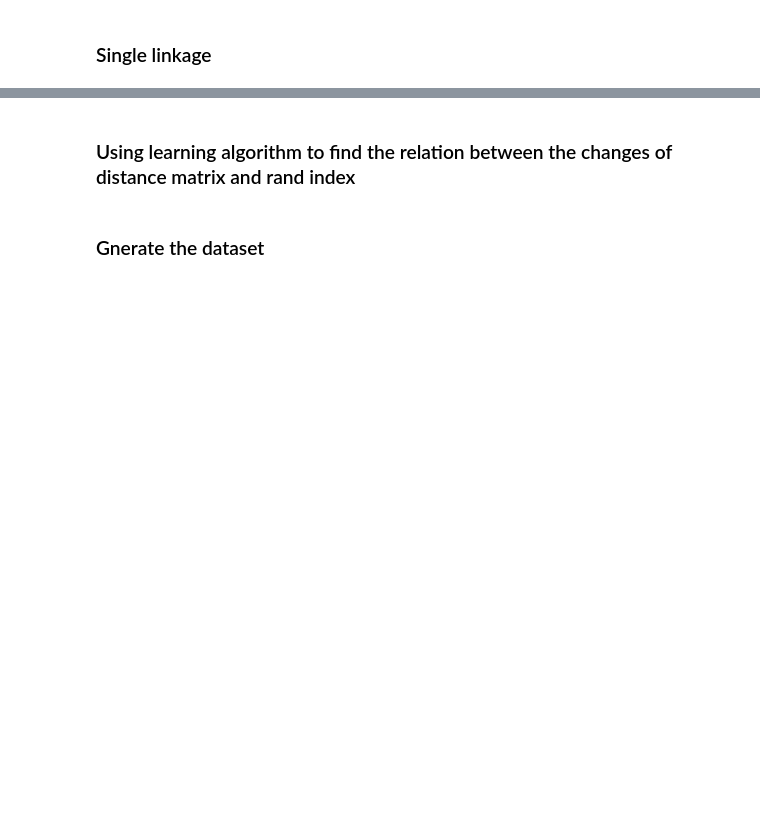
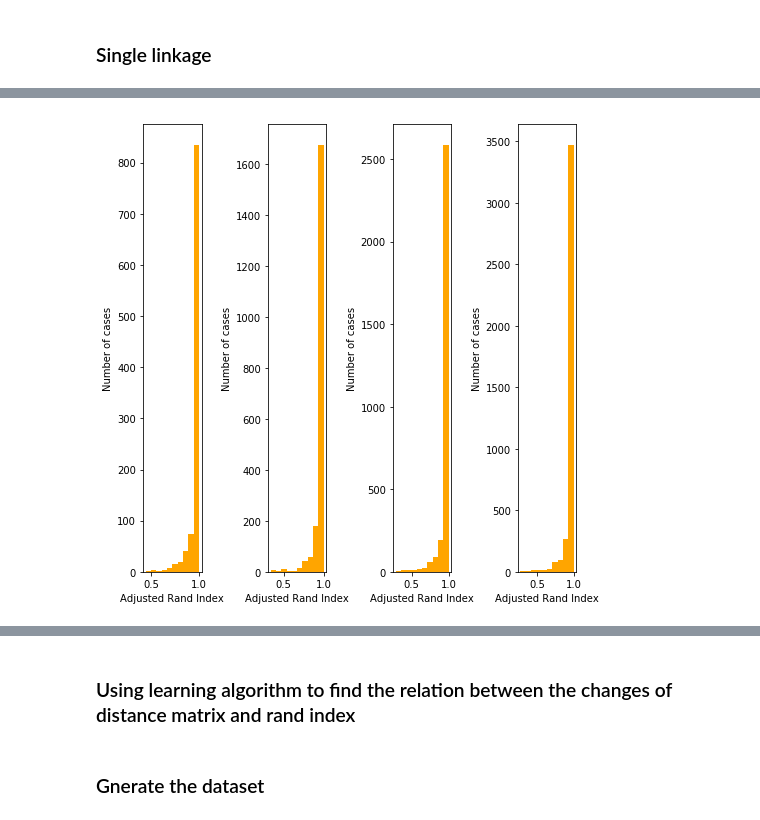
Before and after one commit to Zehui127/clusteringResearch2019, a Jupyter notebook: python_code/Untitled.ipynb, the cells around one changed output, grey strips where cells are left out. Saved outputs shown, nothing was run; the diff lists cells and outputs as text; code cells hidden in the pictures; blank space fills up the shorter version.

```diff
--- a/python_code/Untitled.ipynb
+++ b/python_code/Untitled.ipynb
@@ -318,0 +480,13 @@ plt.show()
+# %%
+iterate_time = 1000
+d1 = np.zeros(iterate_time)
+d2 = np.zeros(iterate_time)
+d3 = np.zeros(iterate_time)
+for i in tqdm(range(1,iterate_time)):
+    dist_matrix=dist_matric
+    partition = kmediod_tester(dist_matrix)
+    dist_matric2 = perturb_distance_matrix_random(dist_matric,partition,1)
+    d1[i]=Metric1(dist_matric,dist_matric2,partition)
+    d2[i]=Metric2(dist_matric,dist_matric2,partition)
+    partition2 = kmediod_tester(dist_matric2)
+    d3[i]=adjusted_rand_score(partition,partition2)
@@ -358,0 +569,12 @@ def single_linkage_tester(dist_matrix):
+# %%
+plt.subplots(1, 4, figsize=(7,7))
+for i in range(1,5):
+    plt.subplot(1, 4, i)
+    plt.hist(results2[i-1],color="orange")
+    plt.xlabel('Adjusted Rand Index')
+    plt.ylabel('Number of cases')
+
+plt.tight_layout()
+#plt.savefig('simulate2_2.png')
+# %% [output]
+[figure, added]
```
Also changed, not shown: parts of 50 cells of this notebook, 28 other files.
